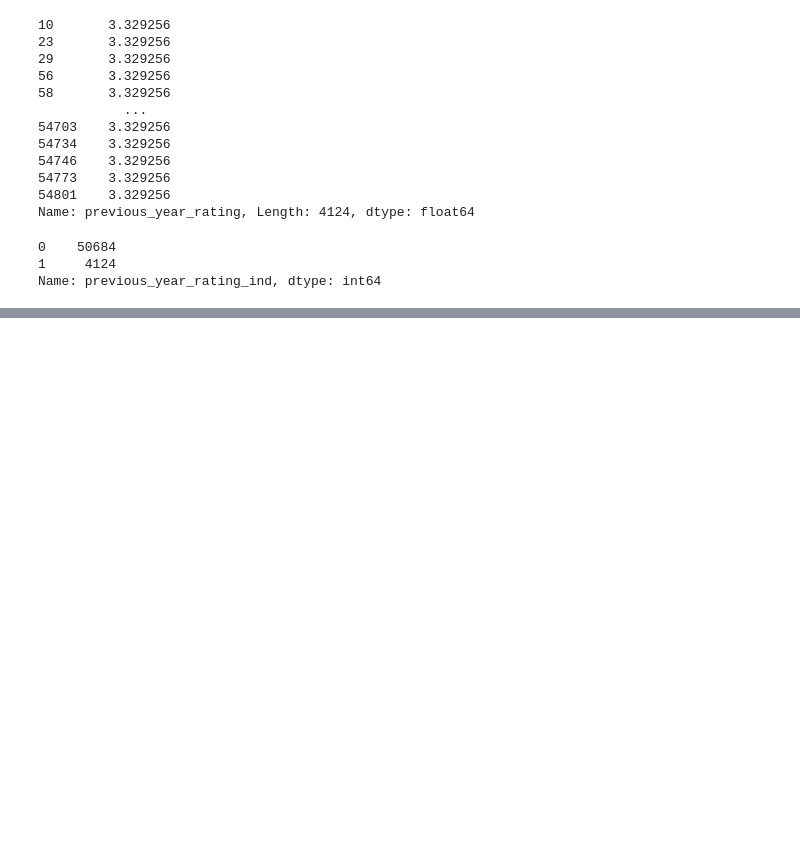
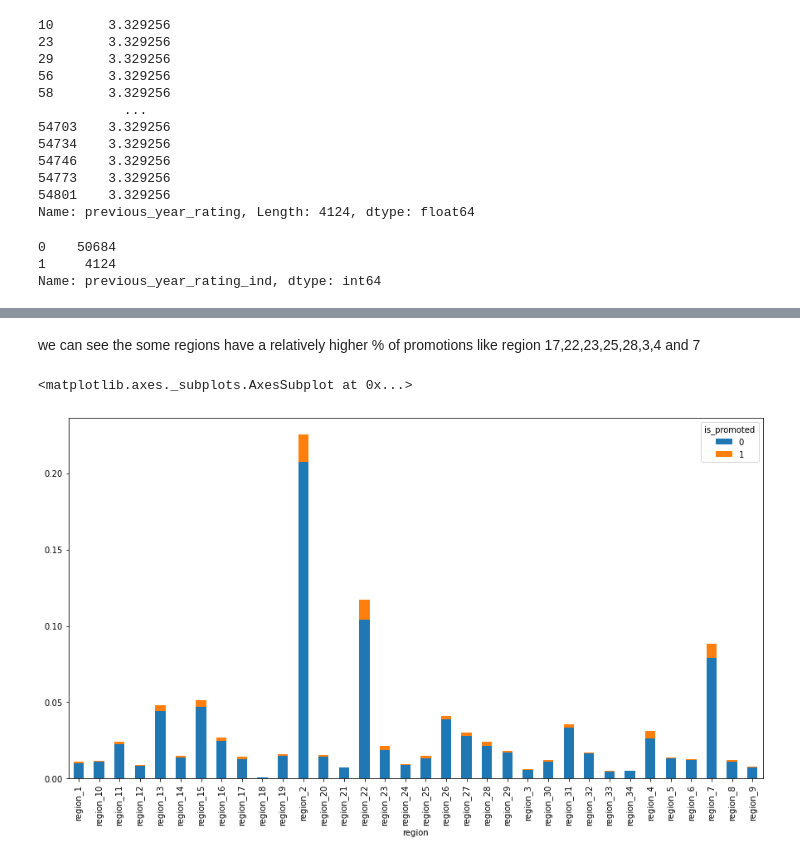
Before and after one commit to vikas280394/python_jupyter, a Jupyter notebook: If_promoted_problem_practice_jupyter.ipynb, the cells around one changed output, grey strips where cells are left out. Drawn from its saved outputs; the diff is of its cells as text; code cells hidden in the pictures; blank space fills up the shorter version.

```diff
--- a/If_promoted_problem_practice_jupyter.ipynb
+++ b/If_promoted_problem_practice_jupyter.ipynb
@@ -310,0 +327,7 @@ hellp
+# %% [markdown]
+we can see the some regions have a relatively higher % of promotions like region 17,22,23,25,28,3,4 and 7
+# %%
+pd.crosstab(data.region, data.is_promoted, normalize=True).plot.bar(stacked = True)
+# %% [output]
+<matplotlib.axes._subplots.AxesSubplot at 0x...>
+[figure, added]
```
Also changed, not shown: parts of 16 cells of this notebook.
